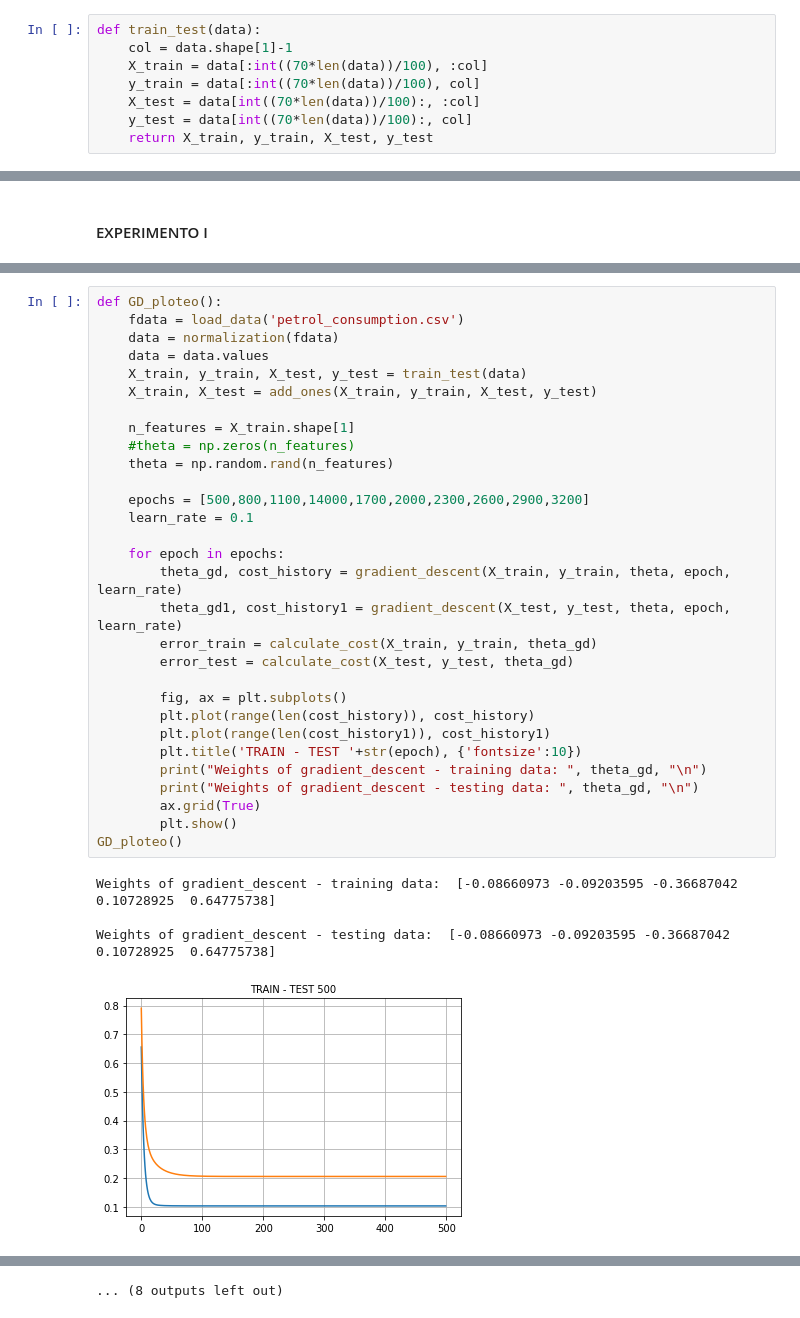
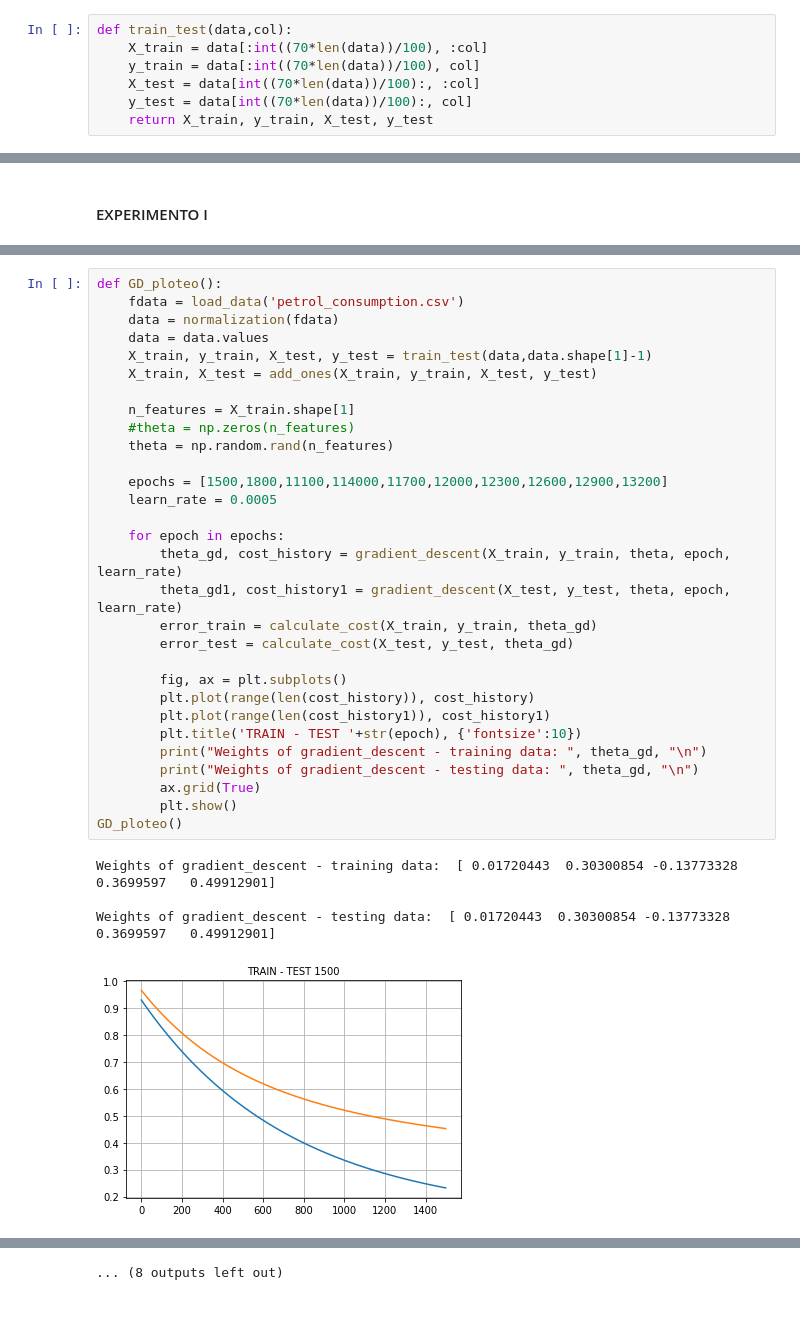
Before and after one commit to anabeL19/TOP-AI, a Jupyter notebook: Prac - Lab I/Lab1 - Regresión lineal.ipynb, the cells around one changed output, grey strips where cells are left out. Drawn from its saved outputs; the diff is of its cells as text.

```diff
--- a/Prac - Lab I/Lab1 - Regresión lineal.ipynb
+++ b/Prac - Lab I/Lab1 - Regresión lineal.ipynb
@@ -21,8 +21,7 @@ def normalization(data):
     std_ = data.std(axis=0) #estandar
     return (data - mean_)/std_
 # %%
-def train_test(data):
-    col = data.shape[1]-1
+def train_test(data,col):
     X_train = data[:int((70*len(data))/100), :col]
     y_train = data[:int((70*len(data))/100), col]
     X_test = data[int((70*len(data))/100):, :col]
@@ -123,35 +124,35 @@ GD_find_parameters()
 # %%
 def GD_ploteo():
     fdata = load_data('petrol_consumption.csv')
     data = normalization(fdata)
     data = data.values
-    X_train, y_train, X_test, y_test = train_test(data)
+    X_train, y_train, X_test, y_test = train_test(data,data.shape[1]-1)
     X_train, X_test = add_ones(X_train, y_train, X_test, y_test)
 
     n_features = X_train.shape[1]
     #theta = np.zeros(n_features)
     theta = np.random.rand(n_features)
 
-    epochs = [500,800,1100,14000,1700,2000,2300,2600,2900,3200]
-    learn_rate = 0.1
+    epochs = [1500,1800,11100,114000,11700,12000,12300,12600,12900,13200]
+    learn_rate = 0.0005
 
     for epoch in epochs:
         theta_gd, cost_history = gradient_descent(X_train, y_train, theta, epoch, learn_rate)
         theta_gd1, cost_history1 = gradient_descent(X_test, y_test, theta, epoch, learn_rate)
         error_train = calculate_cost(X_train, y_train, theta_gd)
         error_test = calculate_cost(X_test, y_test, theta_gd)
 
         fig, ax = plt.subplots()
         plt.plot(range(len(cost_history)), cost_history)
         plt.plot(range(len(cost_history1)), cost_history1)
         plt.title('TRAIN - TEST '+str(epoch), {'fontsize':10})
         print("Weights of gradient_descent - training data: ", theta_gd, "\n")
         print("Weights of gradient_descent - testing data: ", theta_gd, "\n")
         ax.grid(True)
         plt.show()
 GD_ploteo()
 # %% [output]
-Weights of gradient_descent - training data:  [-0.08660973 -0.09203595 -0.36687042  0.10728925  0.64775738]
+Weights of gradient_descent - training data:  [ 0.01720443  0.30300854 -0.13773328  0.3699597   0.49912901]
 
-Weights of gradient_descent - testing data:  [-0.08660973 -0.09203595 -0.36687042  0.10728925  0.64775738]
+Weights of gradient_descent - testing data:  [ 0.01720443  0.30300854 -0.13773328  0.3699597   0.49912901]
-[figure, old version]
+[figure, new version]
```
Also changed, not shown: parts of 5 cells of this notebook, 1 other file.
